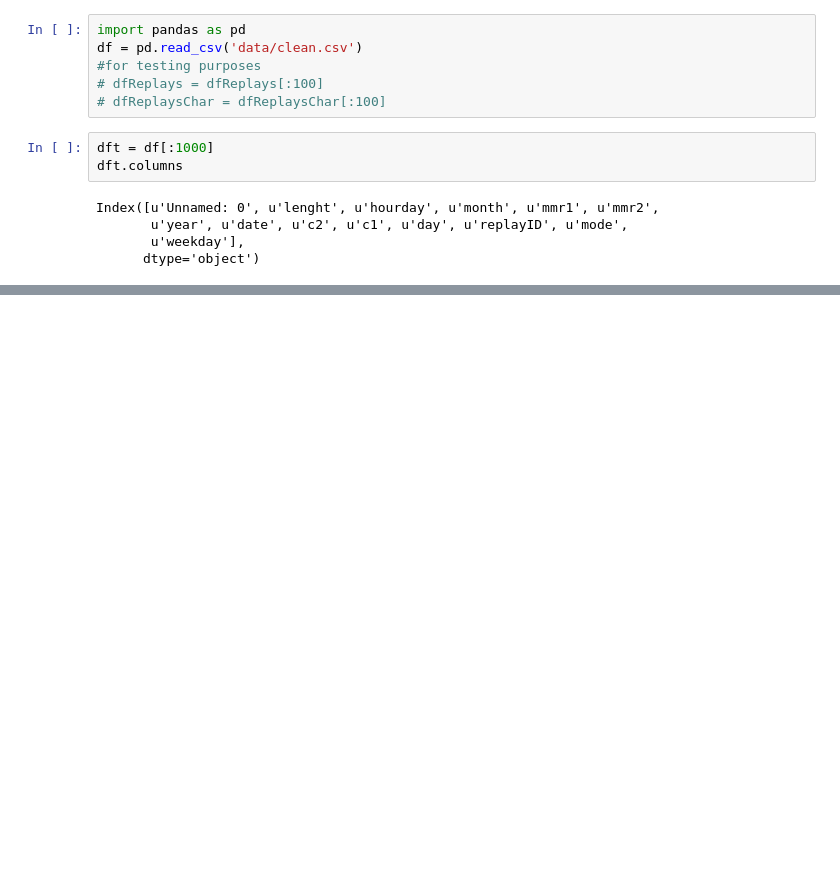
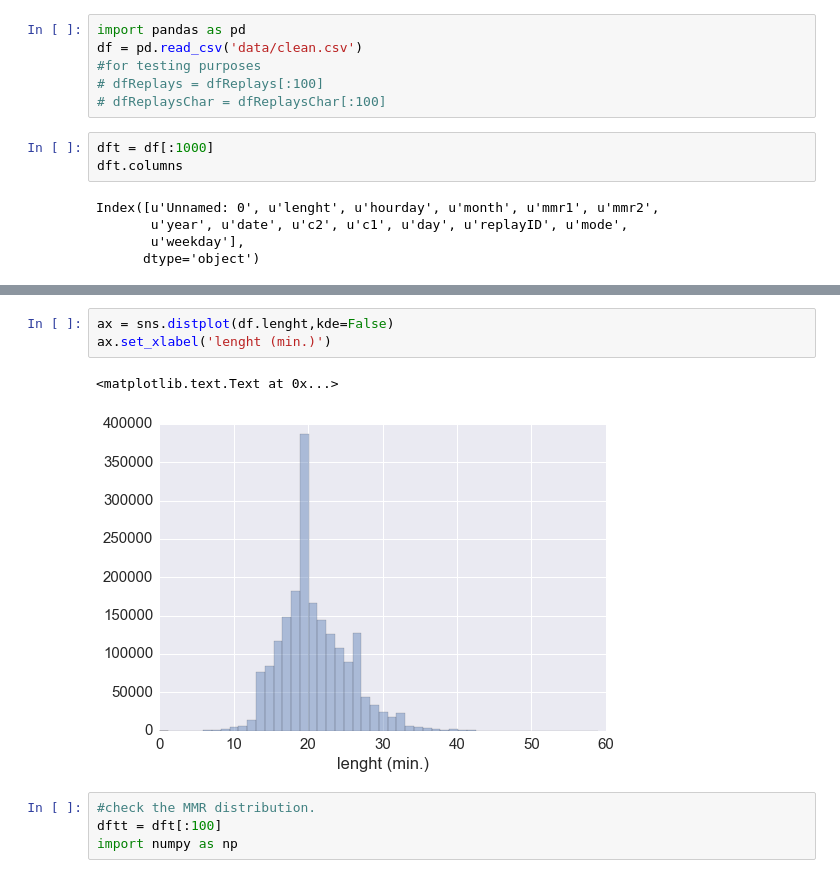
Before and after one commit to TontonTremblay/HotS, a Jupyter notebook: CleaningData.ipynb, the cells around one changed output, grey strips where cells are left out. Saved outputs shown, nothing was run; the diff lists cells and outputs as text; blank space fills up the shorter version.

```diff
--- a/CleaningData.ipynb
+++ b/CleaningData.ipynb
@@ -22,0 +30,10 @@ plt.show()
+# %%
+ax = sns.distplot(df.lenght,kde=False)
+ax.set_xlabel('lenght (min.)')
+# %% [output]
+<matplotlib.text.Text at 0x...>
+[figure, added]
+# %%
+#check the MMR distribution.
+dftt = dft[:100]
+import numpy as np
```
Also changed, not shown: parts of 5 cells of this notebook, 58 other files.
